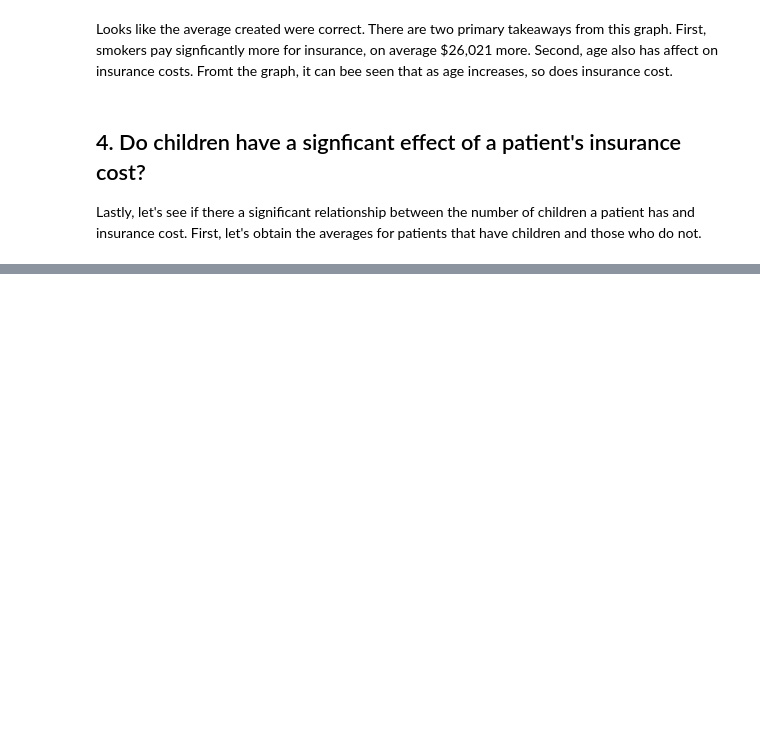
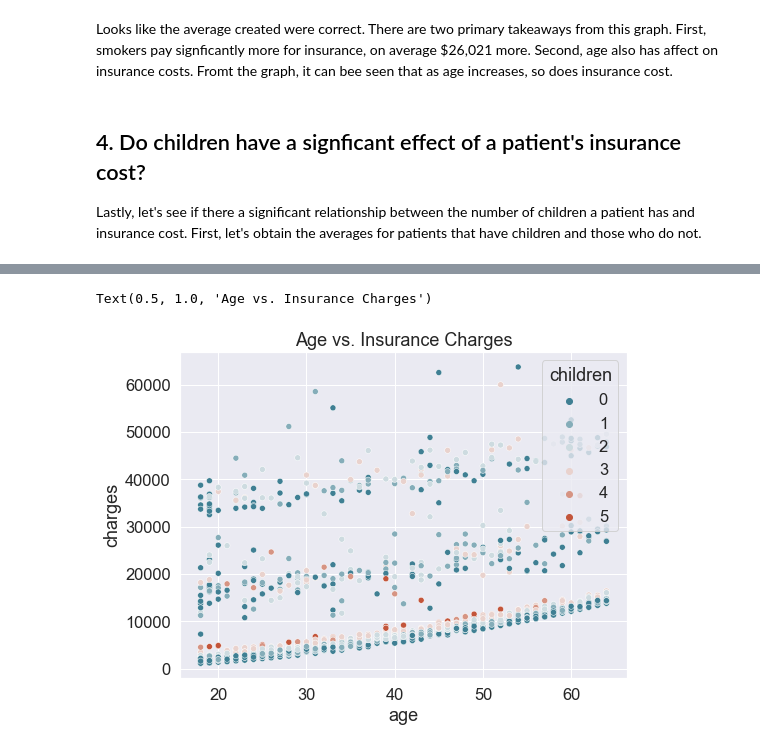
Before and after one commit to mikehoare014/medical-insurance-cost-analysis, a Jupyter notebook: insurance_analysis.ipynb, the cells around one changed output, grey strips where cells are left out. Cells and saved outputs as stored; diff of their text form; code cells hidden in the pictures; blank space fills up the shorter version.

```diff
--- a/insurance_analysis.ipynb
+++ b/insurance_analysis.ipynb
@@ -138,0 +168,7 @@ Lastly, let's see if there a significant relationship between the number of chil
+# %%
+ax = sns.scatterplot(x='age', y='charges', data=insurance_df,
+                     hue='children', palette=sns.diverging_palette(220, 20, as_cmap=True))
+ax.set_title('Age vs. Insurance Charges')
+# %% [output]
+Text(0.5, 1.0, 'Age vs. Insurance Charges')
+[figure, added]
```
Also changed, not shown: parts of 10 cells of this notebook.
